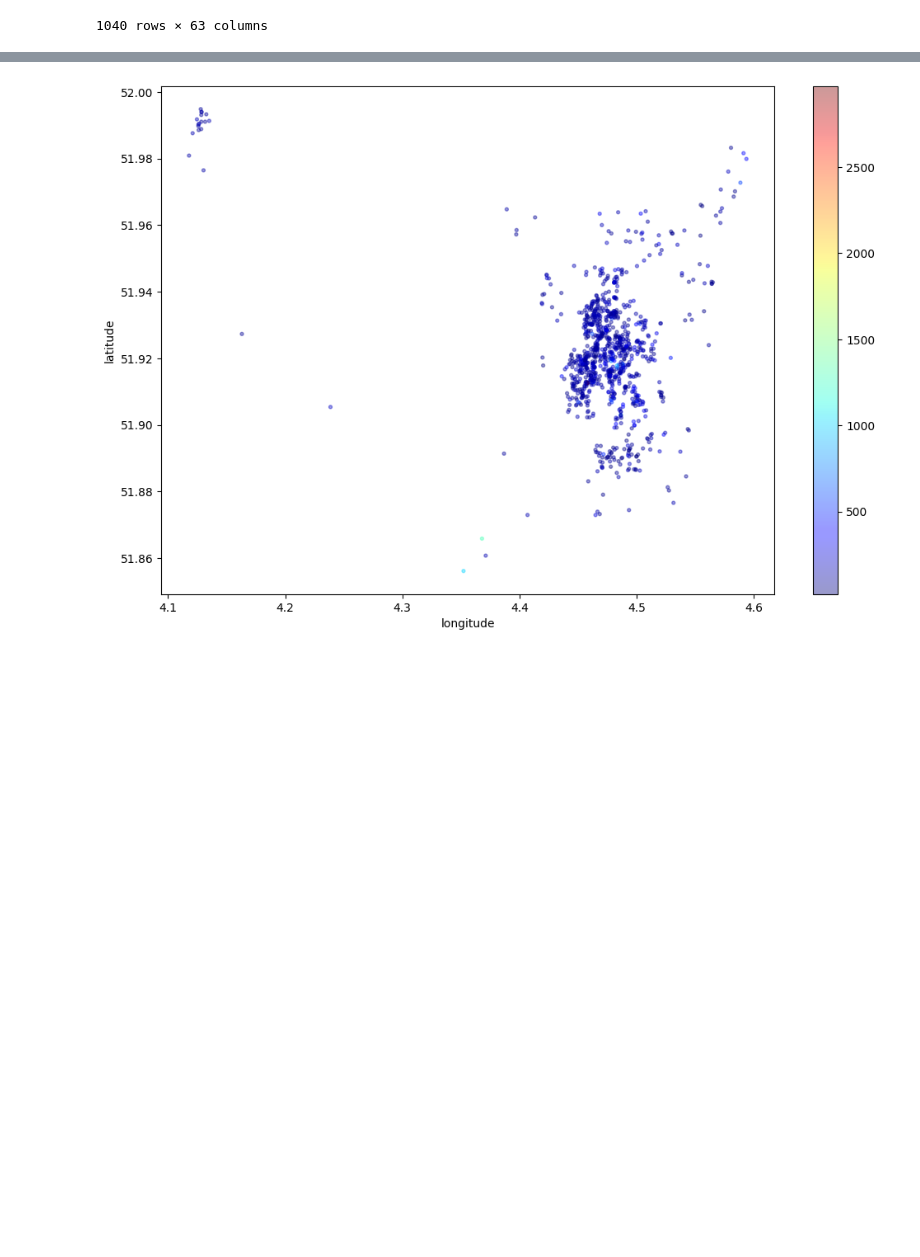
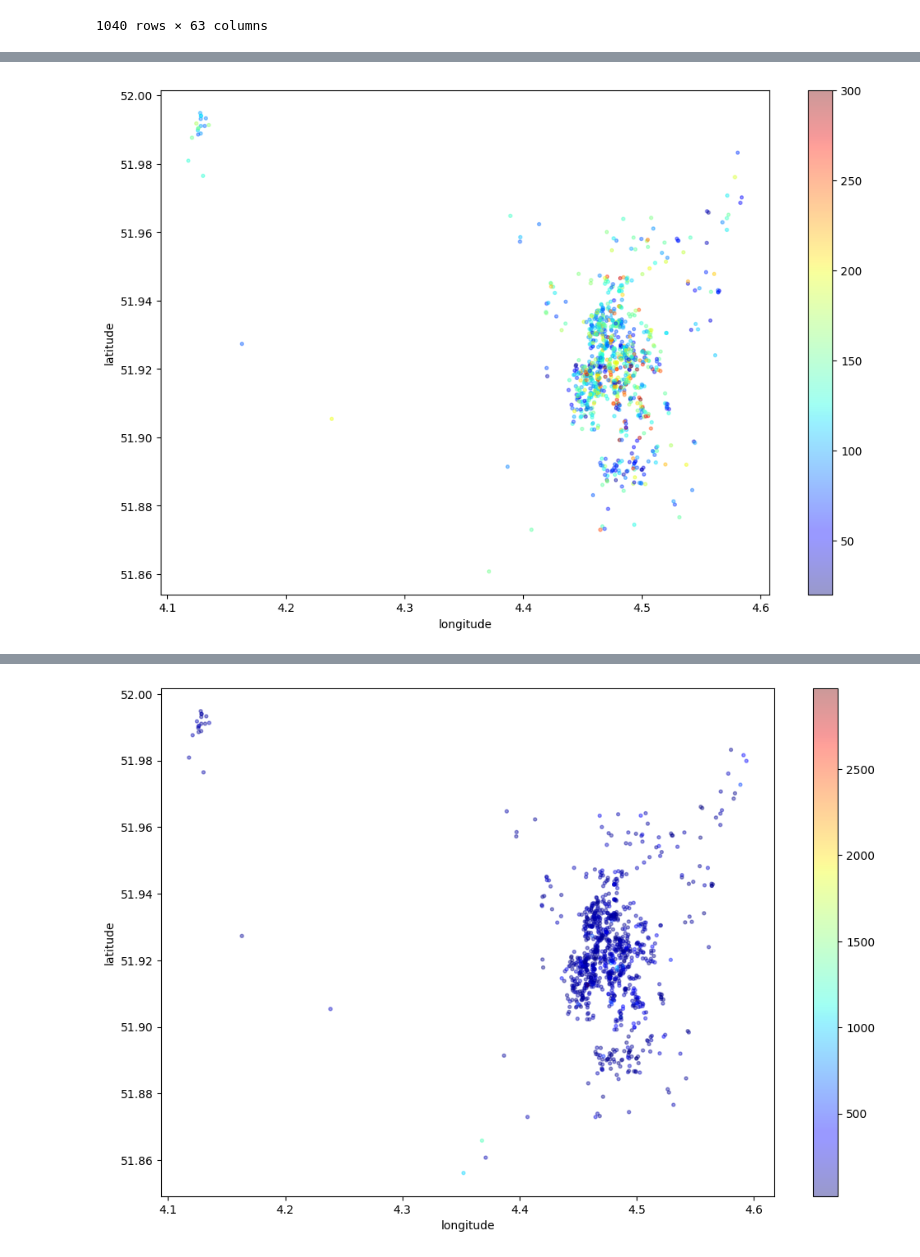
Before and after one commit to RafaelAndreRio/SAD_Trabalho_Final, a Jupyter notebook: Estudo_airbnb.ipynb, the cells around one changed output, grey strips where cells are left out. Drawn from its saved outputs; the diff is of its cells as text; code cells hidden in the pictures; blank space fills up the shorter version.

```diff
--- a/Estudo_airbnb.ipynb
+++ b/Estudo_airbnb.ipynb
@@ -204,0 +212,9 @@ listings_zipado_df
+# %%
+df_new = listings_zipado_df.copy()
+df_new.drop(df_new[df_new.price > 300].index, axis = 0, inplace = True)
+
+df_new.plot(kind='scatter', x='longitude', y='latitude',
+alpha=0.4, c=df_new['price'], s=8, cmap=plt.get_cmap('jet'),
+figsize=(12,8));
+# %% [output]
+[figure, added]
```
Also changed, not shown: parts of 5 cells of this notebook, 1 other file.
